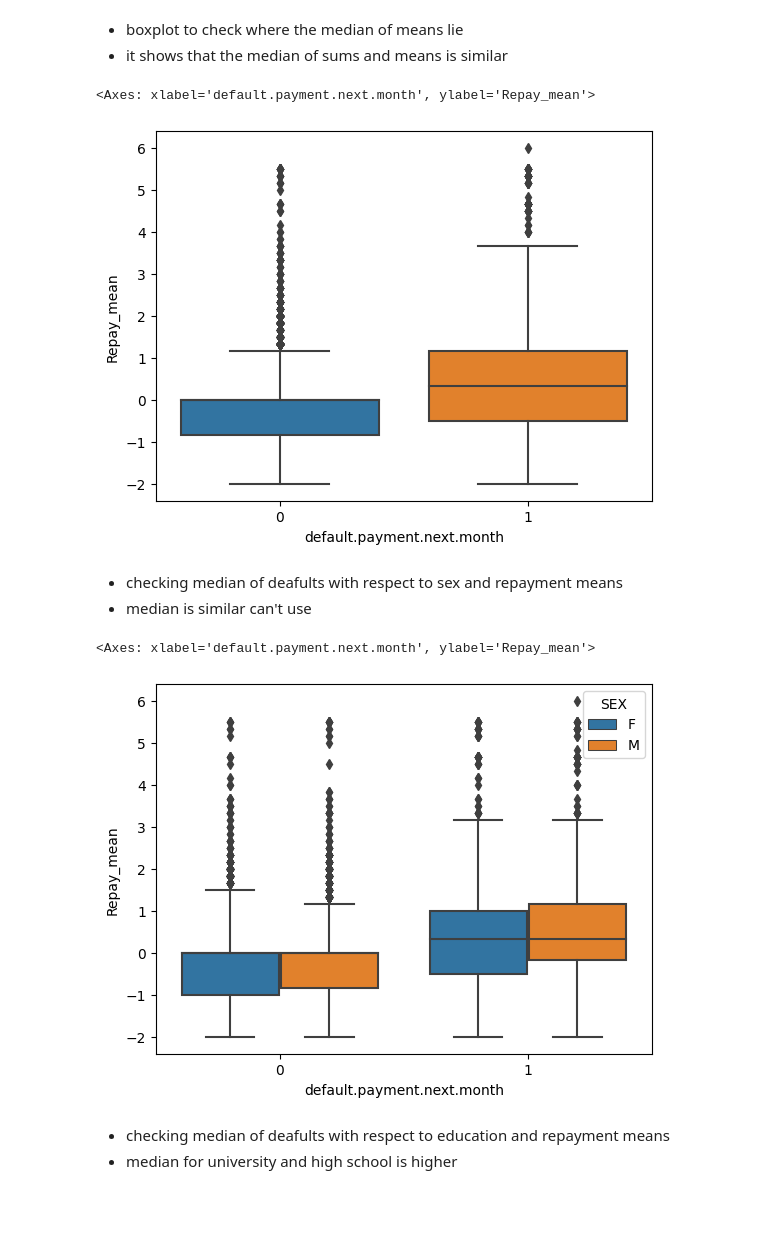
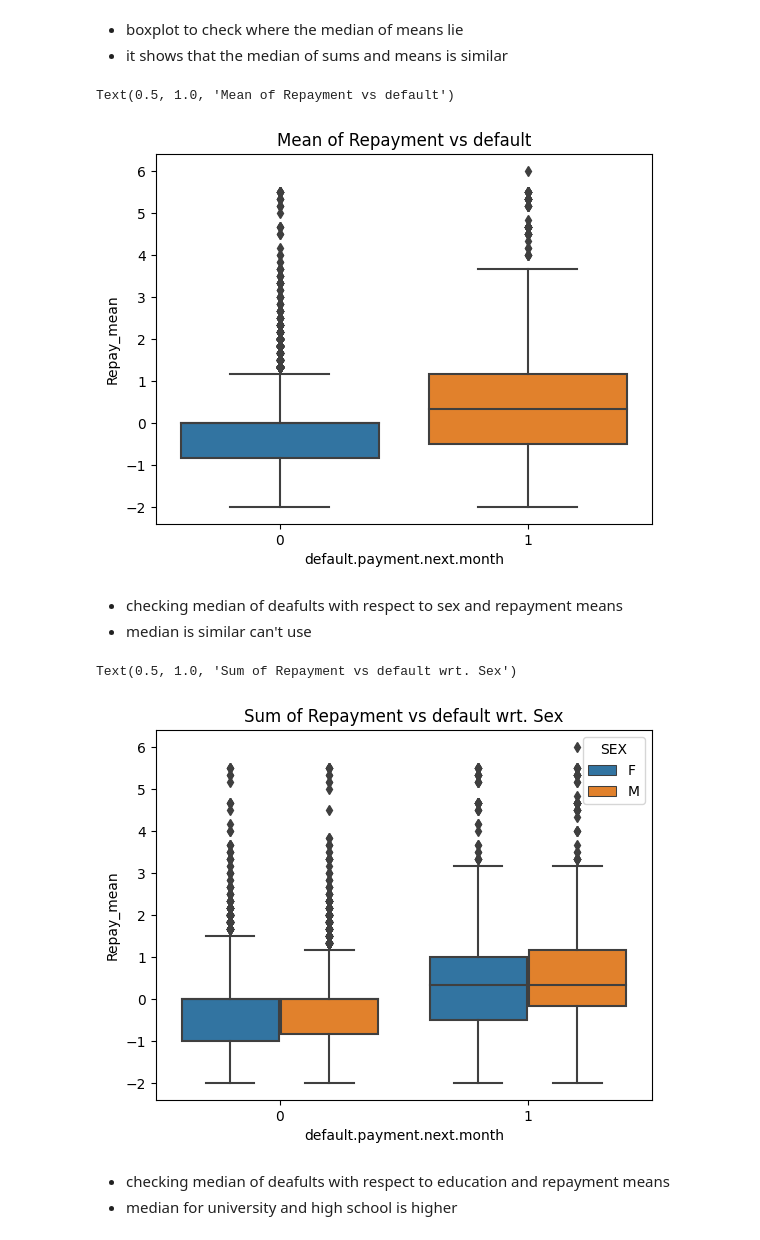
Before and after one commit to AnshikaJain2405/OrionDataAnalyticsInternshipJul23, a Jupyter notebook: notebooks/EDA.ipynb, the cells around one changed output. Saved outputs shown, nothing was run; the diff lists cells and outputs as text; code cells hidden in the pictures; blank space fills up the shorter version.

```diff
--- a/notebooks/EDA.ipynb
+++ b/notebooks/EDA.ipynb
@@ -272,17 +274,19 @@ df['Repay_mean'] = df[cols_sum].mean(axis=1)
 - it shows that the median of sums and means is similar
 # %%
 sns.boxplot(x = df['default.payment.next.month'], y = df.Repay_mean)
+plt.title("Mean of Repayment vs default")
 # %% [output]
-<Axes: xlabel='default.payment.next.month', ylabel='Repay_mean'>
+Text(0.5, 1.0, 'Mean of Repayment vs default')
-[figure, old version]
+[figure, new version]
 # %% [markdown]
 - checking median of deafults with respect to sex and repayment means
 - median is similar can't use
 # %%
 sns.boxplot(x = df['default.payment.next.month'], y = df.Repay_mean, hue= df.SEX)
+plt.title("Sum of Repayment vs default wrt. Sex")
 # %% [output]
-<Axes: xlabel='default.payment.next.month', ylabel='Repay_mean'>
+Text(0.5, 1.0, 'Sum of Repayment vs default wrt. Sex')
-[figure, old version]
+[figure, new version]
 # %% [markdown]
 - checking median of deafults with respect to education and repayment means
 - median for university and high school is higher
```
Also changed, not shown: parts of 13 cells of this notebook.
